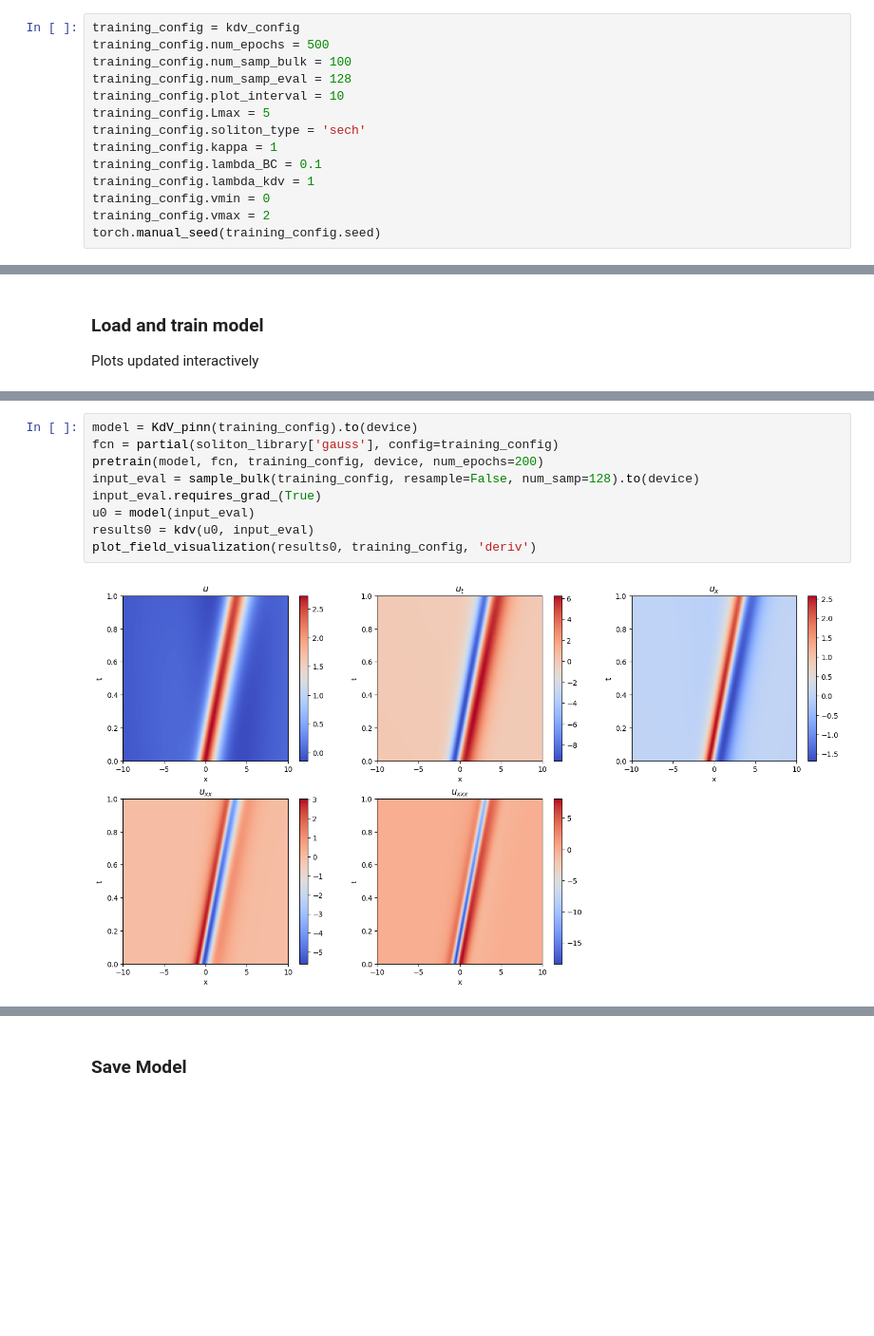
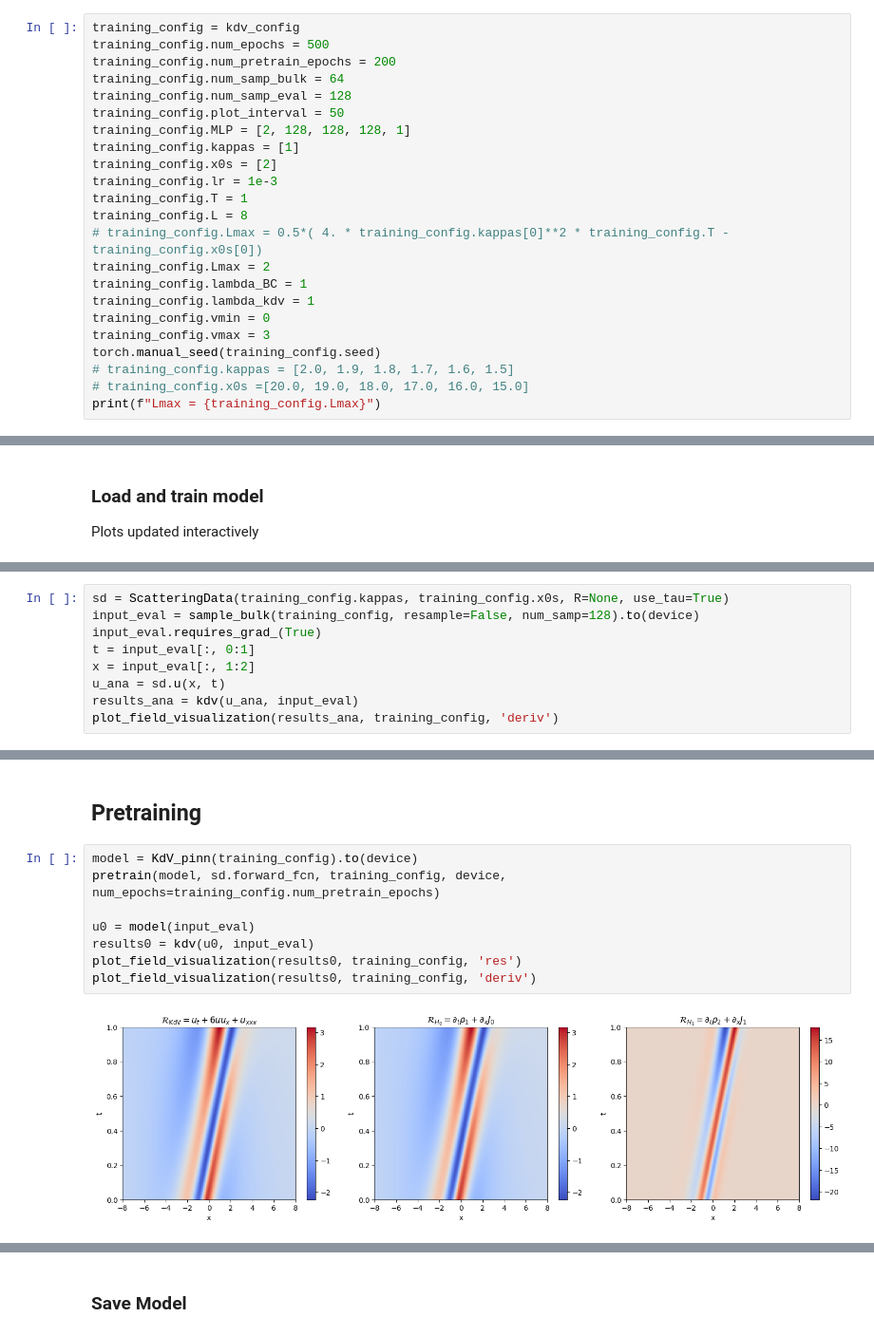
Before and after one commit to angerami/kdv-pinn, a Jupyter notebook: kdv_pinn.ipynb, the cells around one changed output, grey strips where cells are left out. Shown at 95% size. Saved outputs shown, nothing was run; the diff lists cells and outputs as text; blank space fills up the shorter version.

```diff
--- a/kdv_pinn.ipynb
+++ b/kdv_pinn.ipynb
@@ -32,15 +32,24 @@ Using mps device.
 # %%
 training_config = kdv_config
 training_config.num_epochs = 500
-training_config.num_samp_bulk = 100
+training_config.num_pretrain_epochs = 200
+training_config.num_samp_bulk = 64
 training_config.num_samp_eval = 128
-training_config.plot_interval = 10
-training_config.Lmax = 5
-training_config.soliton_type = 'sech'
-training_config.kappa = 1
-training_config.lambda_BC = 0.1
+training_config.plot_interval = 50
+training_config.MLP = [2, 128, 128, 128, 1]
+training_config.kappas = [1]
+training_config.x0s = [2]
+training_config.lr = 1e-3
+training_config.T = 1
+training_config.L = 8
+# training_config.Lmax = 0.5*( 4. * training_config.kappas[0]**2 * training_config.T - training_config.x0s[0])
+training_config.Lmax = 2
+training_config.lambda_BC = 1
 training_config.lambda_kdv = 1
 training_config.vmin = 0
-training_config.vmax = 2
+training_config.vmax = 3
 torch.manual_seed(training_config.seed)
+# training_config.kappas = [2.0, 1.9, 1.8, 1.7, 1.6, 1.5]
+# training_config.x0s =[20.0, 19.0, 18.0, 17.0, 16.0, 15.0]
+print(f"Lmax = {training_config.Lmax}")
 # %% [output]
@@ -50,0 +62,9 @@ Plots updated interactively
+# %%
+sd = ScatteringData(training_config.kappas, training_config.x0s, R=None, use_tau=True)
+input_eval = sample_bulk(training_config, resample=False, num_samp=128).to(device)
+input_eval.requires_grad_(True)
+t = input_eval[:, 0:1]
+x = input_eval[:, 1:2]
+u_ana = sd.u(x, t)
+results_ana = kdv(u_ana, input_eval)
+plot_field_visualization(results_ana, training_config, 'deriv')
@@ -51,11 +73,12 @@ Plots updated interactively
+# %% [markdown]
+## Pretraining
 # %%
 model = KdV_pinn(training_config).to(device)
-fcn = partial(soliton_library['gauss'], config=training_config)
-pretrain(model, fcn, training_config, device, num_epochs=200)
-input_eval = sample_bulk(training_config, resample=False, num_samp=128).to(device)
-input_eval.requires_grad_(True)
+pretrain(model, sd.forward_fcn, training_config, device, num_epochs=training_config.num_pretrain_epochs)
+
 u0 = model(input_eval)
 results0 = kdv(u0, input_eval)
+plot_field_visualization(results0, training_config, 'res')
 plot_field_visualization(results0, training_config, 'deriv')
 # %% [output]
-[figure, old version]
+[figure, new version]
```
Also changed, not shown: parts of 20 cells of this notebook, 12 other files.
